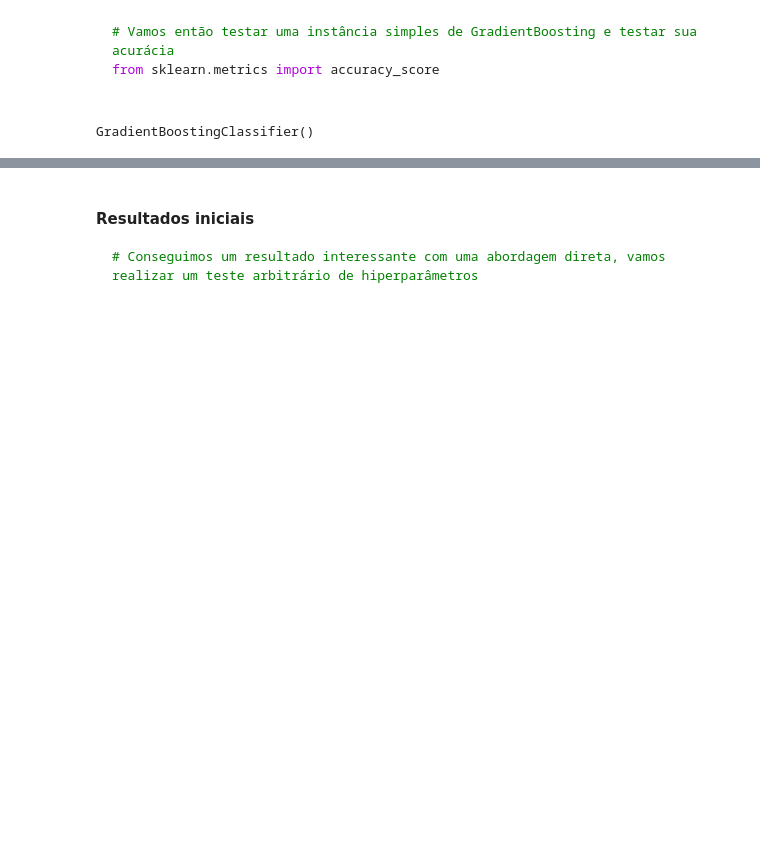
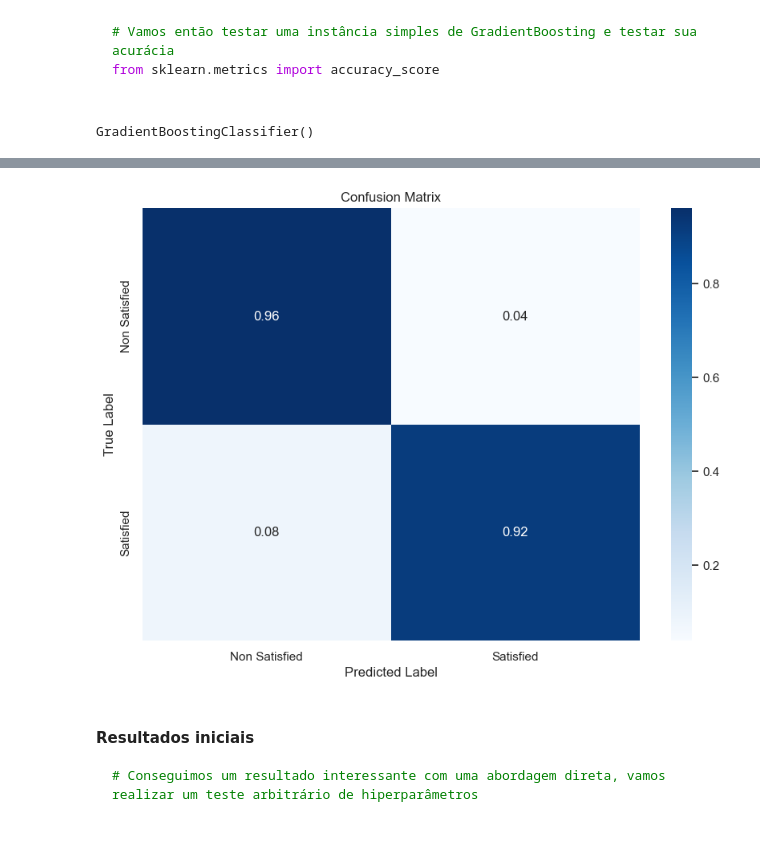
Before and after one commit to FrederickAlmeida/Airline-Passenger-Satisfaction, a Jupyter notebook: xgboost.ipynb, the cells around one changed output, grey strips where cells are left out. Cells and saved outputs as stored; diff of their text form; code cells hidden in the pictures; blank space fills up the shorter version.

````diff
--- a/xgboost.ipynb
+++ b/xgboost.ipynb
@@ -208,21 +220,25 @@ accuracy, recall, precision, f1 = evaluate_and_plot_metrics(Test_Model)
 # %%
 from sklearn.metrics import confusion_matrix
 import seaborn as sns
 import matplotlib.pyplot as plt
+import numpy as np
 
 def plot_confusion_matrix(model):
     y_pred = model.predict(X_test)
     conf_matrix = confusion_matrix(y_test, y_pred)
+    conf_matrix = conf_matrix.astype('float') / conf_matrix.sum(axis=1)[:, np.newaxis]
 
     # Visualize the confusion matrix
     plt.figure(figsize=(10, 7))
-    sns.heatmap(conf_matrix, annot=True, fmt='d', cmap='Blues', xticklabels=['Non Satisfied', 'Satisfied'], yticklabels=['Non Satisfied', 'Satisfied'])
+    sns.heatmap(conf_matrix, annot=True, fmt='.2f', cmap='Blues', xticklabels=['Non Satisfied', 'Satisfied'], yticklabels=['Non Satisfied', 'Satisfied'])
     plt.xlabel('Predicted Label')
     plt.ylabel('True Label')
     plt.title('Confusion Matrix')
     plt.show()
 
 plot_confusion_matrix(Test_Model)
+# %% [output]
+[figure, added]
 # %% [markdown]
 #### Resultados iniciais
 ```python
````
Also changed, not shown: parts of 25 cells of this notebook, 1 other file.
